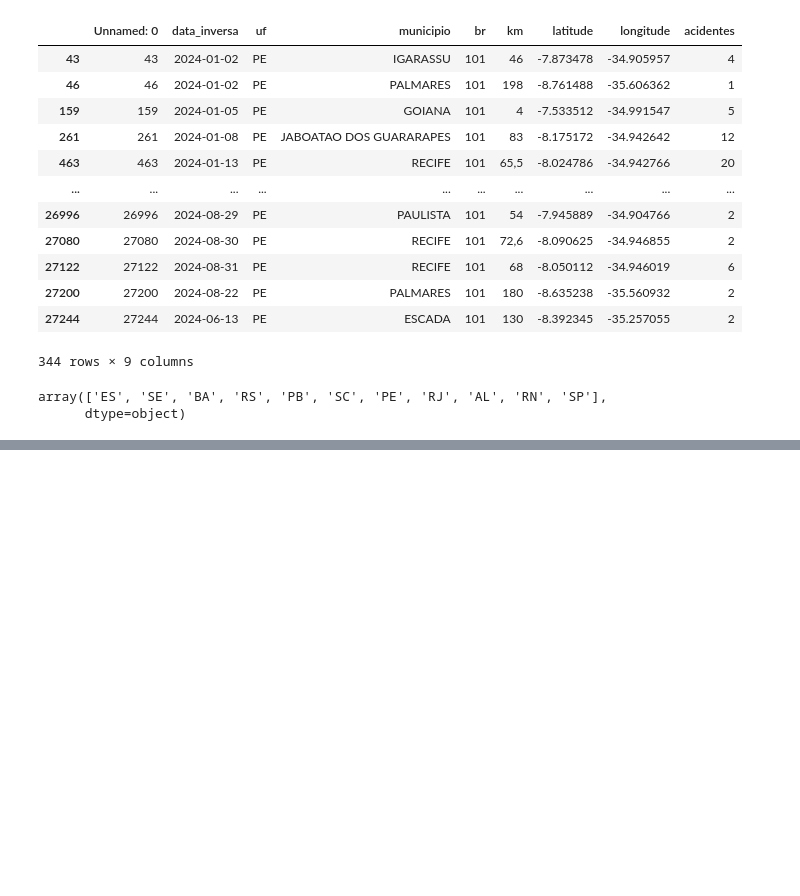
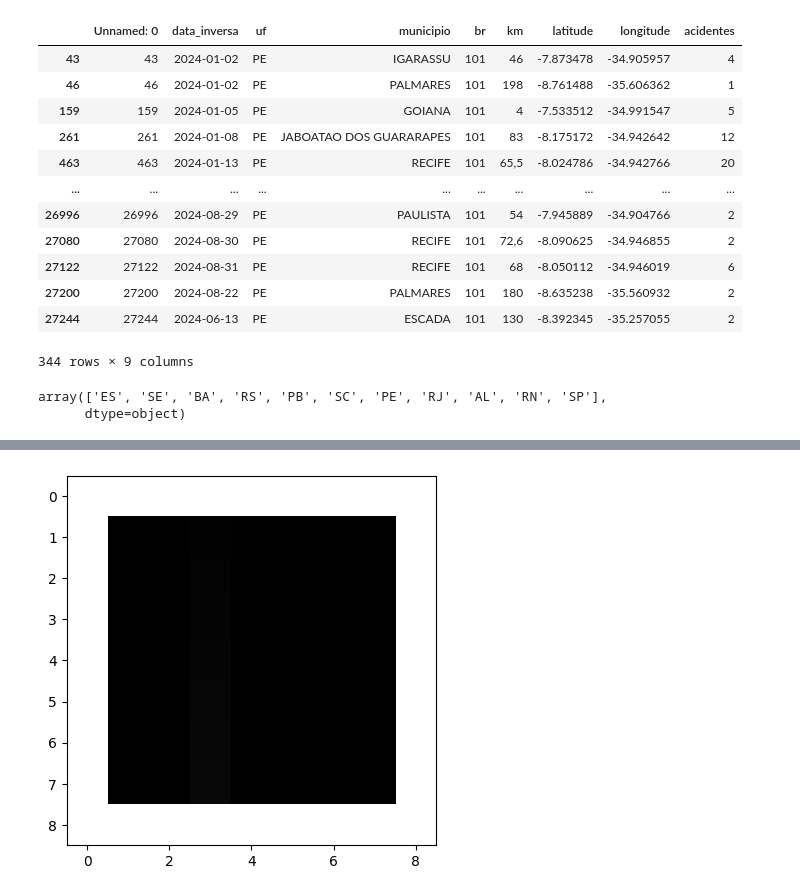
Before and after one commit to Bergolito/tcc-painel-jupyter-notebook, a Jupyter notebook: tcc-painel-preprocessamento.ipynb, the cells around one changed output, grey strips where cells are left out. Cells and saved outputs as stored; diff of their text form; code cells hidden in the pictures; blank space fills up the shorter version.

```diff
--- a/tcc-painel-preprocessamento.ipynb
+++ b/tcc-painel-preprocessamento.ipynb
@@ -92,0 +111,31 @@ array(['ES', 'SE', 'BA', 'RS', 'PB', 'SC', 'PE', 'RJ', 'AL', 'RN', 'SP'],
+# %%
+import numpy as np
+import matplotlib.pyplot as plt
+
+# Criar um array 9x9 com zeros
+array = np.zeros((9, 9), dtype=int)
+
+# Coluna a ser preenchida (começando em 0)
+coluna_a_preencher = 3
+
+# Preencher a coluna com números de 1 a 9
+array[:, coluna_a_preencher] = np.arange(1, 10)
+
+# Criar uma máscara para destacar as bordas
+mask = np.zeros_like(array)
+mask[0, :] = 1  # Primeira linha
+mask[-1, :] = 1  # Última linha
+mask[:, 0] = 1  # Primeira coluna
+mask[:, -1] = 1  # Última coluna
+
+# Aplicar a máscara para destacar as bordas
+array[mask == 1] = 255
+
+# Visualizar o array como imagem
+plt.imshow(array, cmap='gray')
+plt.show()
+
+# Salvar a imagem
+plt.imsave('imagem_com_bordas.png', array, cmap='gray')
+# %% [output]
+[figure, added]
```
Also changed, not shown: parts of 7 cells of this notebook, 3 other files.
